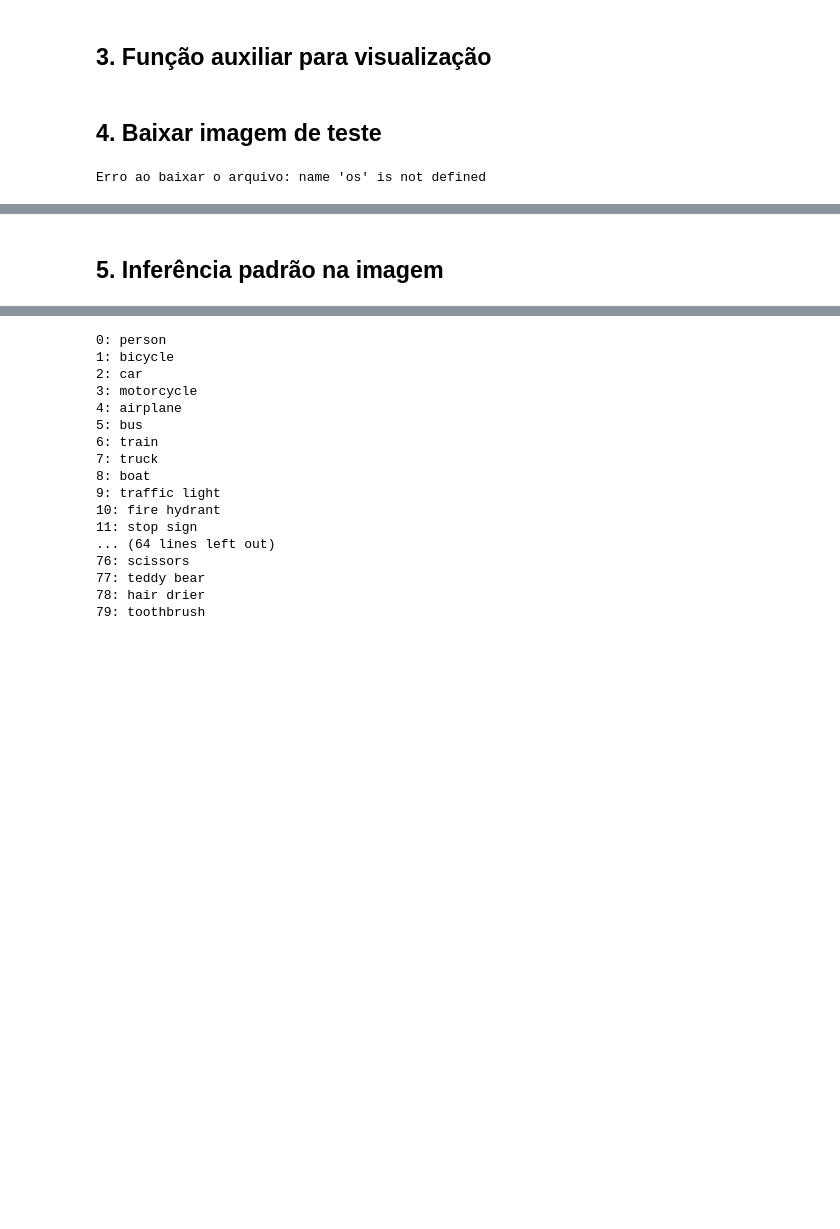
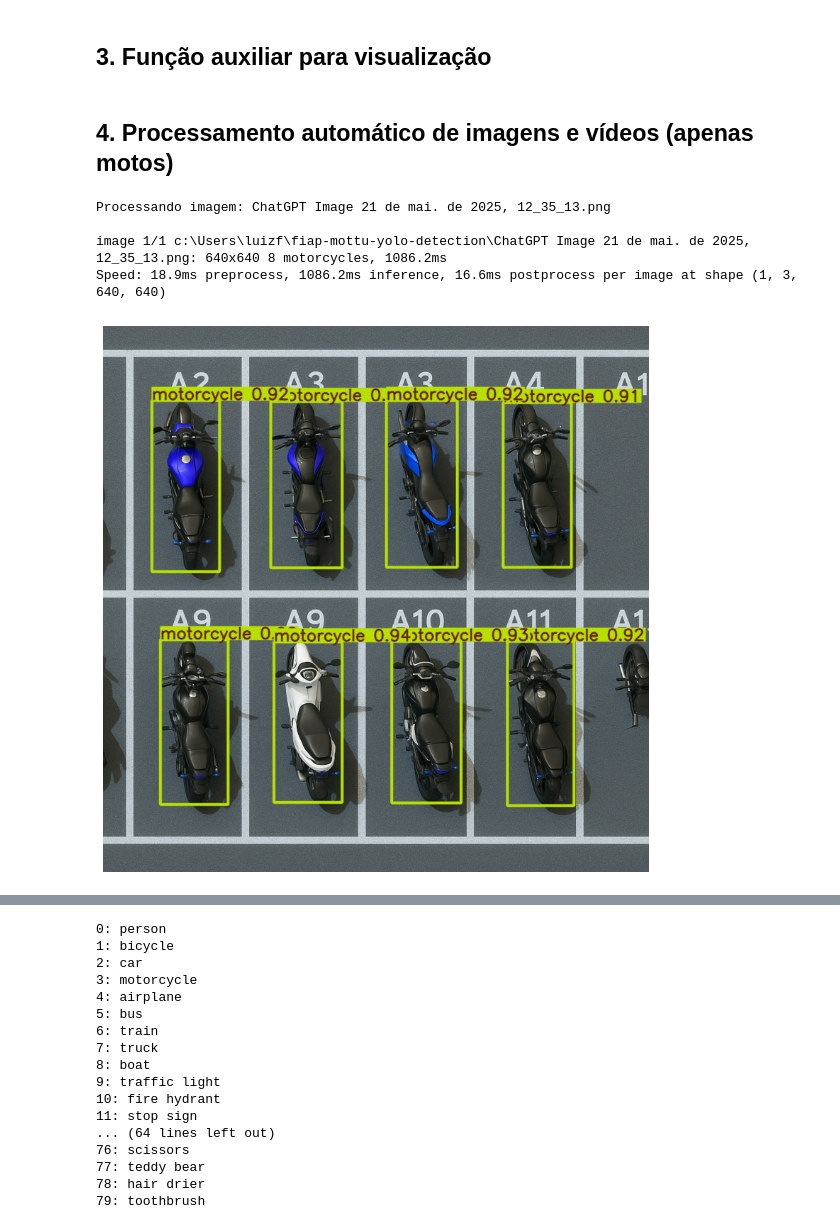
Before and after one commit to Luiz-Felipe-Abreu/fiap-mottu-yolo-detection, a Jupyter notebook: smart_location.ipynb, the cells around one changed output, grey strips where cells are left out. Cells and saved outputs as stored; diff of their text form; code cells hidden in the pictures; blank space fills up the shorter version.

Commit message:
Atualizacao: deteccao por arquivo salvo na pasta raiz do projeto

```diff
--- a/smart_location.ipynb
+++ b/smart_location.ipynb
@@ -82,29 +52,57 @@ def visualize_detection(image, results):
         conf = float(box.conf[0])
         print(f"Detecção {i+1}: {name} com confiança {conf:.2f}")
 # %% [markdown]
-## 4. Baixar imagem de teste
+## 4. Processamento automático de imagens e vídeos (apenas motos)
 # %%
-def baixar_arquivo(url, destino):
-    try:
-        if os.path.exists(destino):
-            print(f"Arquivo já existe: {destino}")
-            return True
+# Lista todos os arquivos da pasta raiz
+arquivos = os.listdir('.')
 
-        resposta = requests.get(url, timeout=10)
-        resposta.raise_for_status()
+# Filtra imagens e vídeos
+imagens = [f for f in arquivos if f.lower().endswith(('.jpg', '.jpeg', '.png'))]
+videos = [f for f in arquivos if f.lower().endswith(('.mp4', '.avi', '.mov'))]
 
-        with open(destino, "wb") as f:
-            f.write(resposta.content)
+# Processa todas as imagens (apenas motos)
+for img in imagens:
+    print(f"\nProcessando imagem: {img}")
+    results = model(
+        img,
+        conf=0.5,
+        iou=0.7,
+        max_det=20,
+        classes=[3]
+    )
+    visualize_detection(img, results)
 
-        print(f"Download concluído: {destino}")
-        return True
-    except Exception as e:
-        print(f"Erro ao baixar o arquivo: {e}")
-        return False
+    # --- Imprime informações detalhadas das detecções ---
+    result = results[0]
+    print("Bounding boxes:")
+    print(result.boxes.xyxy)
 
-# Exemplo de imagem com moto (pode trocar por outra imagem depois)
-url = "https://ultralytics.com/images/bus.jpg"
-destino = "gatoGordo.jpeg"
-baixar_arquivo(url, destino)
+    print("\nClasses detectadas:")
+    print(result.boxes.cls)
+
+    print("\nNomes das classes:")
+    for c in result.boxes.cls:
+        print(model.names[int(c)])
+
+    print("\nScores de confiança:")
+    print(result.boxes.conf)
+
+# Processa todos os vídeos (apenas motos)
+for vid in videos:
+    print(f"\nProcessando vídeo: {vid}")
+    results_video = model(
+        vid,
+        save=True,
+        conf=0.5,
+        iou=0.7,
+        max_det=20,
+        classes=[3]
+    )
+    print(f"Vídeo processado salvo em 'runs/detect/predict/'")
 # %% [output]
-Erro ao baixar o arquivo: name 'os' is not defined
+Processando imagem: ChatGPT Image 21 de mai. de 2025, 12_35_13.png
+
+image 1/1 c:\Users\luizf\fiap-mottu-yolo-detection\ChatGPT Image 21 de mai. de 2025, 12_35_13.png: 640x640 8 motorcycles, 1086.2ms
+Speed: 18.9ms preprocess, 1086.2ms inference, 16.6ms postprocess per image at shape (1, 3, 640, 640)
+[figure, added]
@@ -112,2 +125,0 @@ False
-# %% [markdown]
-## 5. Inferência padrão na imagem
```
Also changed, not shown: parts of 11 cells of this notebook, 2 other files.
